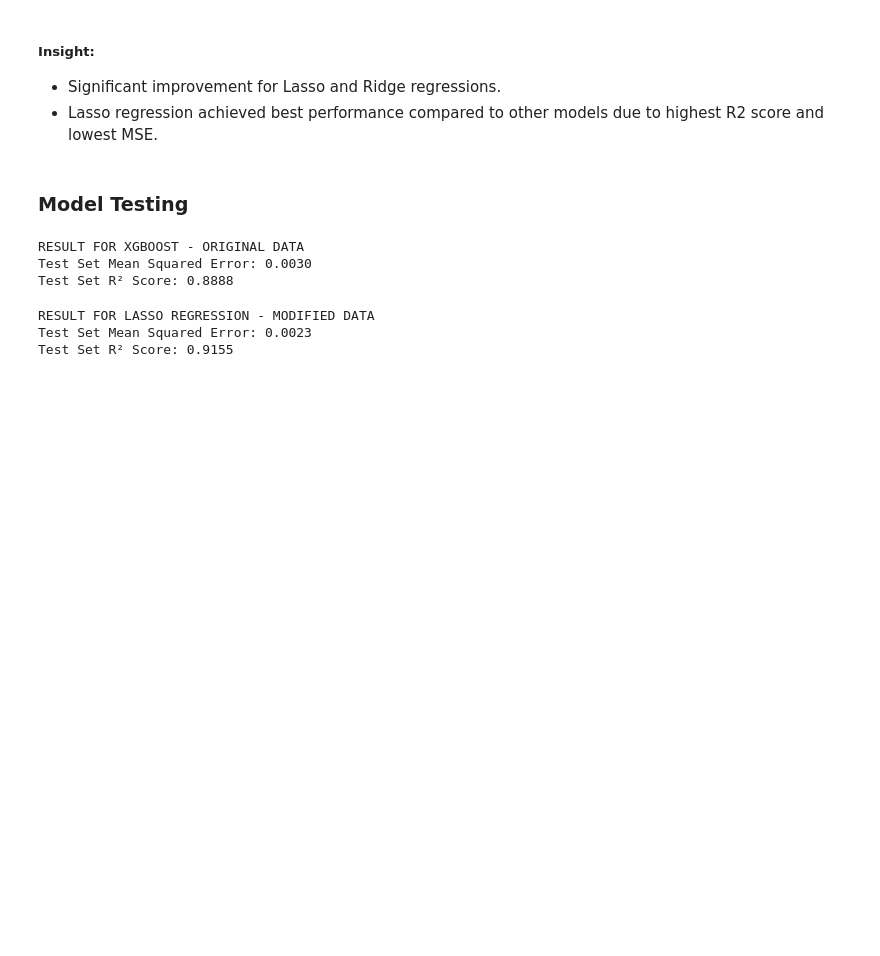
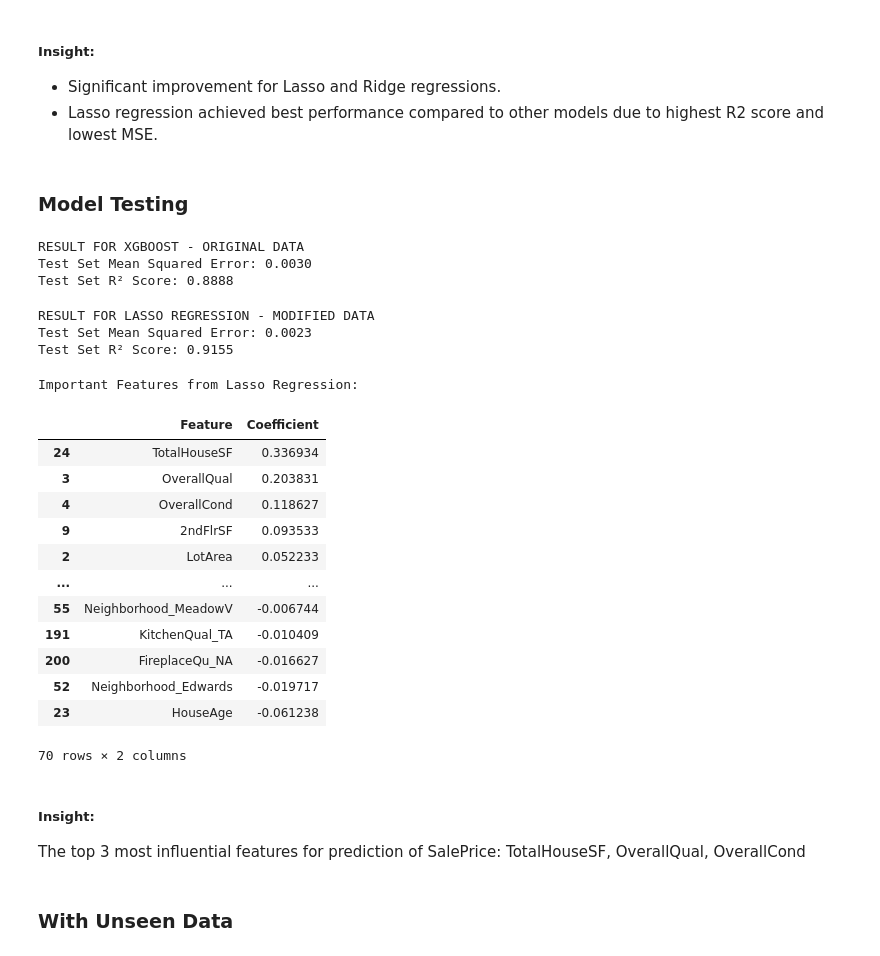
Before and after one commit to catherinehelenna/Predict-House-Price, a Jupyter notebook: code_for_eda_modeling.ipynb, the cells around one changed output. Saved outputs shown, nothing was run; the diff lists cells and outputs as text; code cells hidden in the pictures; blank space fills up the shorter version.

Commit message:
"until important features from Lasso"

```diff
--- a/code_for_eda_modeling.ipynb
+++ b/code_for_eda_modeling.ipynb
@@ -1508,3 +1508,49 @@ print(f"Test Set R² Score: {r2_lasso:.4f}")
 RESULT FOR LASSO REGRESSION - MODIFIED DATA
 Test Set Mean Squared Error: 0.0023
 Test Set R² Score: 0.9155
+# %%
+# Extracting important features from Lasso Regression
+# Access the model (lasso) from the pipeline
+lasso_model_fitted = capped_lasso_pipeline.named_steps['model']
+
+# Retrieve the feature names after transformation
+X_train_processed = capped_lasso_pipeline.named_steps['preprocessor'].transform(X_train_log_modified)
+feature_names = capped_lasso_pipeline.named_steps['preprocessor'].named_transformers_['cat'].get_feature_names_out(categorical_features_2)
+all_feature_names = np.concatenate([numeric_features_2, feature_names])
+
+# Retrieve the coefficients
+coefficients = lasso_model_fitted.coef_
+
+# Create a DataFrame to display features and their coefficients
+important_features = pd.DataFrame({
+    'Feature': all_feature_names,
+    'Coefficient': coefficients
+})
+
+# Filter out features with non-zero coefficients
+important_features = important_features[important_features['Coefficient'] != 0]
+
+# Display the important features
+print("\nImportant Features from Lasso Regression:")
+sorted_features = important_features.sort_values(by='Coefficient', ascending=False)
+sorted_features
+# %% [output]
+Important Features from Lasso Regression:
+|  | Feature | Coefficient |
+| 24 | TotalHouseSF | 0.336934 |
+| 3 | OverallQual | 0.203831 |
+| 4 | OverallCond | 0.118627 |
+| 9 | 2ndFlrSF | 0.093533 |
+| 2 | LotArea | 0.052233 |
+| ... | ... | ... |
+| 55 | Neighborhood_MeadowV | -0.006744 |
+| 191 | KitchenQual_TA | -0.010409 |
+| 200 | FireplaceQu_NA | -0.016627 |
+| 52 | Neighborhood_Edwards | -0.019717 |
+| 23 | HouseAge | -0.061238 |
+70 rows × 2 columns
+# %% [markdown]
+##### Insight:
+The top 3 most influential features for prediction of SalePrice: TotalHouseSF, OverallQual, OverallCond
+# %% [markdown]
+### With Unseen Data
```
Also changed, not shown: parts of 1 cell of this notebook.
